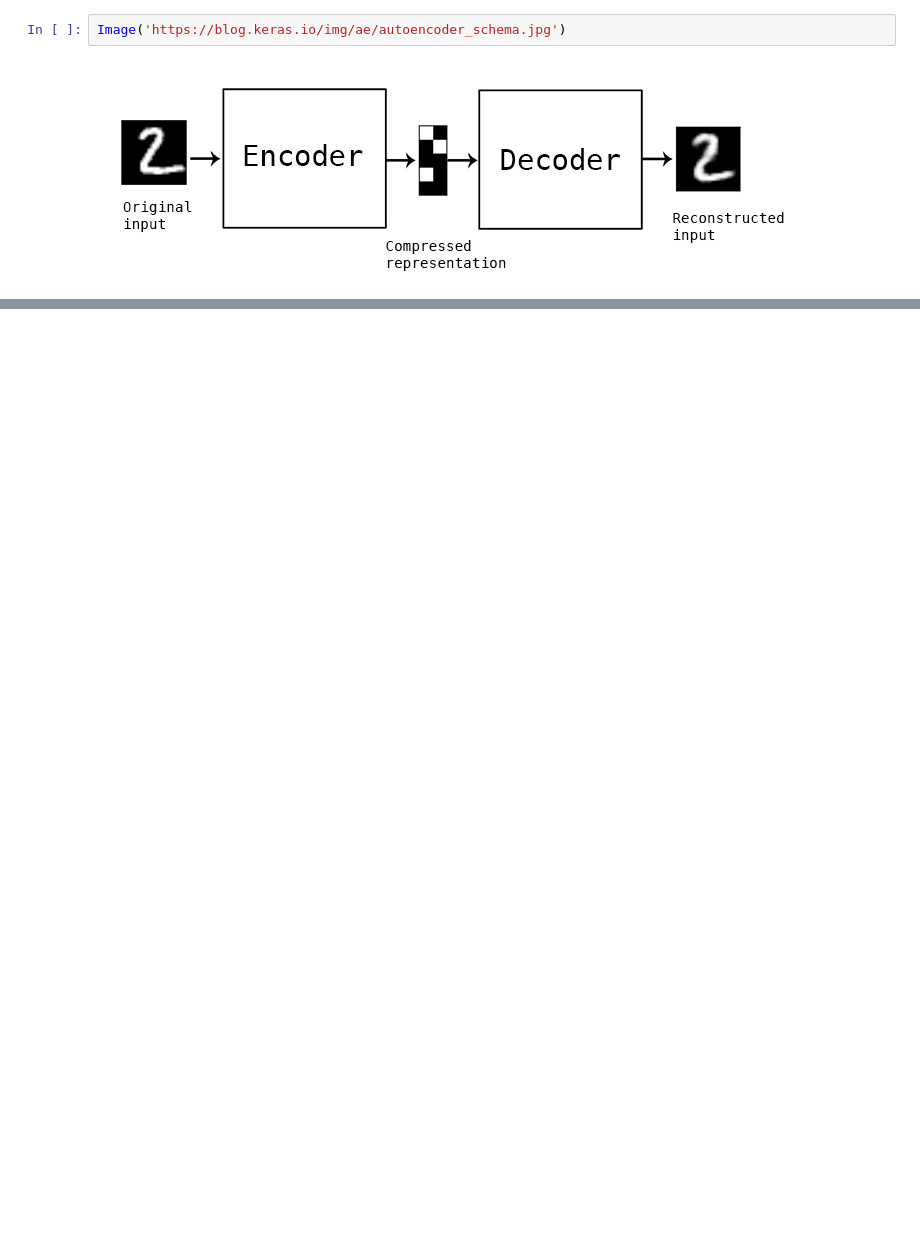
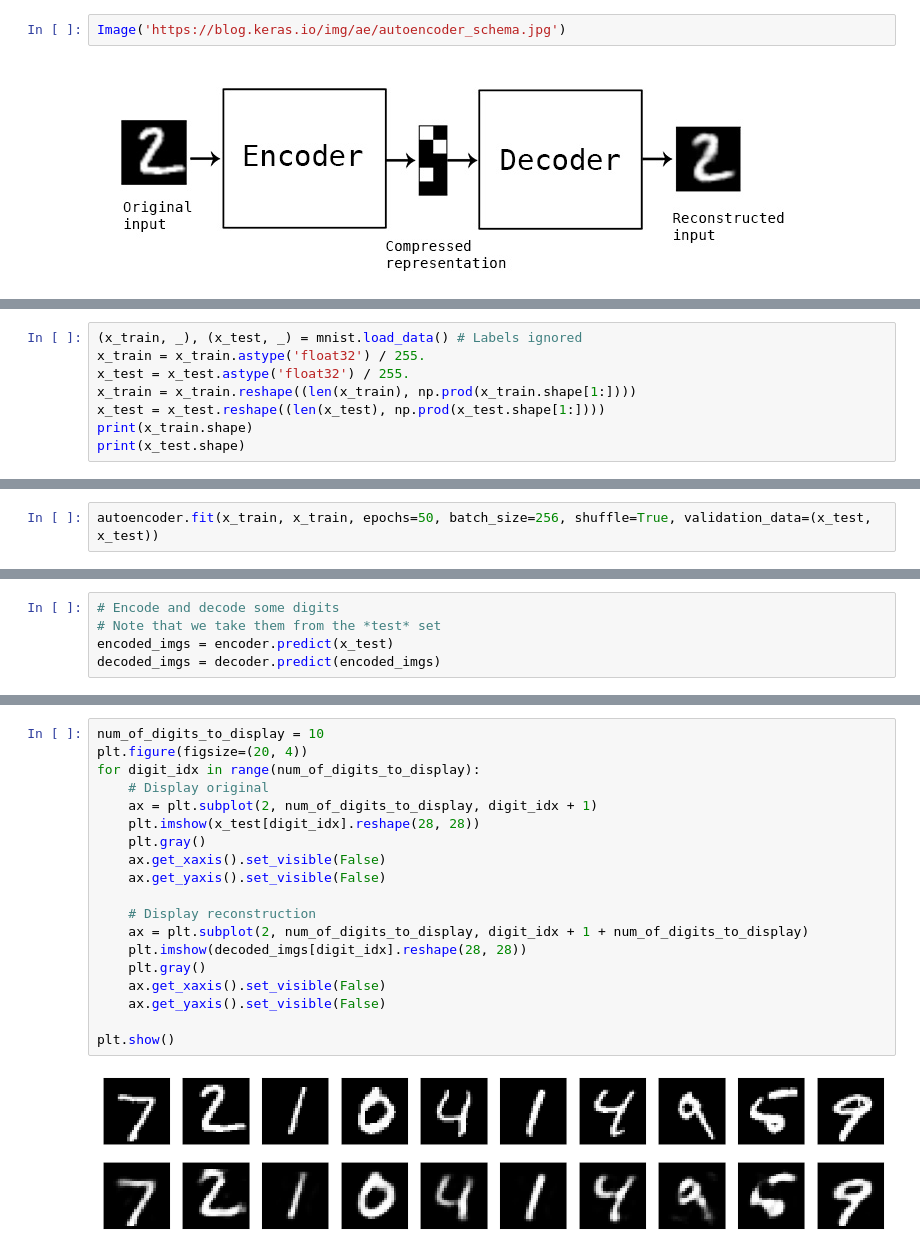
Before and after one commit to serhatsoyer/py4ML, a Jupyter notebook: examples/autoencoders/intro.ipynb, the cells around one changed output, grey strips where cells are left out. Cells and saved outputs as stored; diff of their text form; blank space fills up the shorter version.

Commit message:
autoencoders intro notebook introduced

```diff
--- a/examples/autoencoders/dim_reduction.ipynb
+++ b/examples/autoencoders/intro.ipynb
@@ -12,0 +56,8 @@ Image('https://blog.keras.io/img/ae/autoencoder_schema.jpg')
+# %%
+(x_train, _), (x_test, _) = mnist.load_data() # Labels ignored
+x_train = x_train.astype('float32') / 255.
+x_test = x_test.astype('float32') / 255.
+x_train = x_train.reshape((len(x_train), np.prod(x_train.shape[1:])))
+x_test = x_test.reshape((len(x_test), np.prod(x_test.shape[1:])))
+print(x_train.shape)
+print(x_test.shape)
@@ -12,0 +69,2 @@ Image('https://blog.keras.io/img/ae/autoencoder_schema.jpg')
+# %%
+autoencoder.fit(x_train, x_train, epochs=50, batch_size=256, shuffle=True, validation_data=(x_test, x_test))
@@ -12,0 +96,5 @@ Image('https://blog.keras.io/img/ae/autoencoder_schema.jpg')
+# %%
+# Encode and decode some digits
+# Note that we take them from the *test* set
+encoded_imgs = encoder.predict(x_test)
+decoded_imgs = decoder.predict(encoded_imgs)
@@ -13 +106,22 @@ Image('https://blog.keras.io/img/ae/autoencoder_schema.jpg')
+# %%
+num_of_digits_to_display = 10
+plt.figure(figsize=(20, 4))
+for digit_idx in range(num_of_digits_to_display):
+    # Display original
+    ax = plt.subplot(2, num_of_digits_to_display, digit_idx + 1)
+    plt.imshow(x_test[digit_idx].reshape(28, 28))
+    plt.gray()
+    ax.get_xaxis().set_visible(False)
+    ax.get_yaxis().set_visible(False)
+
+    # Display reconstruction
+    ax = plt.subplot(2, num_of_digits_to_display, digit_idx + 1 + num_of_digits_to_display)
+    plt.imshow(decoded_imgs[digit_idx].reshape(28, 28))
+    plt.gray()
+    ax.get_xaxis().set_visible(False)
+    ax.get_yaxis().set_visible(False)
+
+plt.show()
+# %% [output]
+[figure, added]
 # %% [markdown]
```
Also changed, not shown: parts of 7 cells of this notebook, 2 other files.
